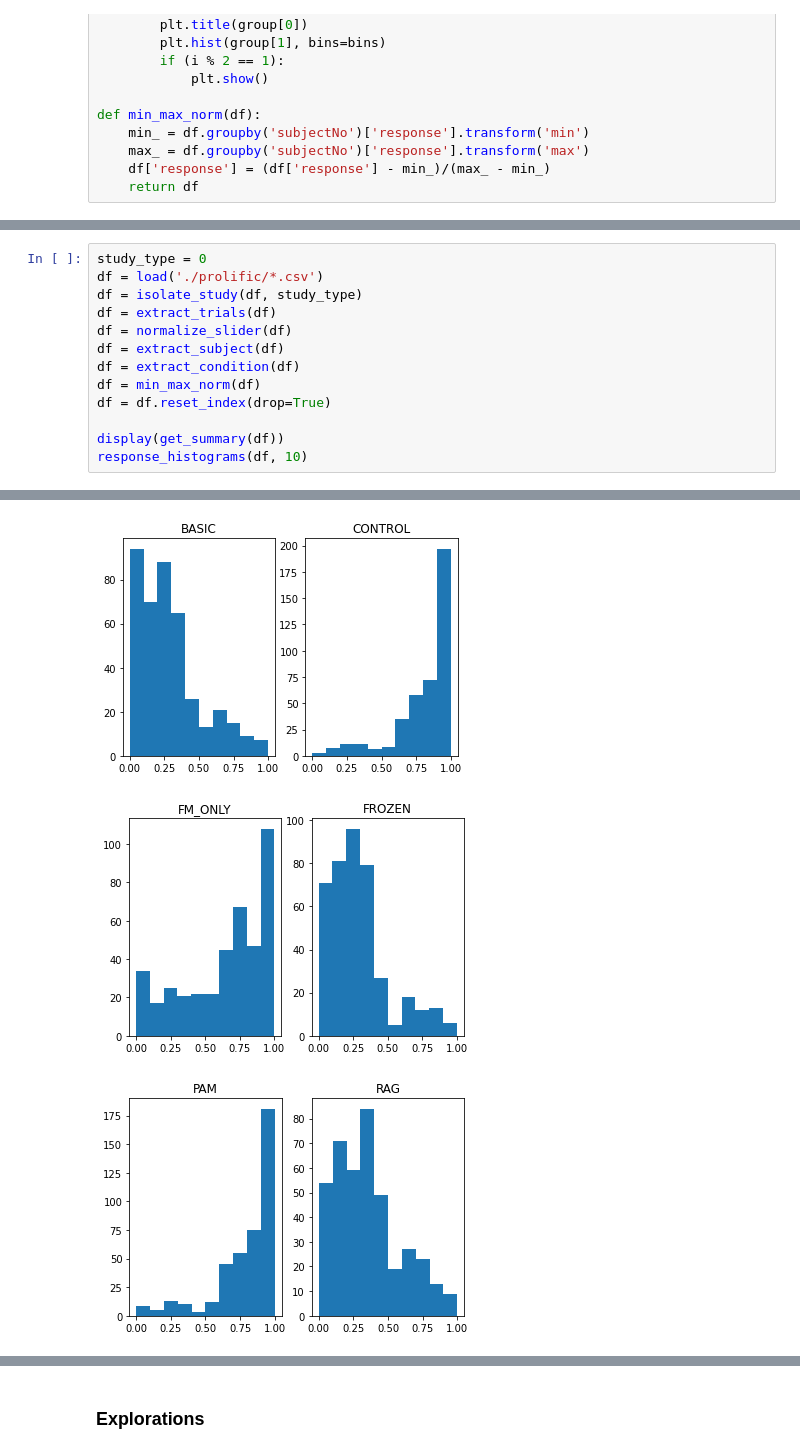
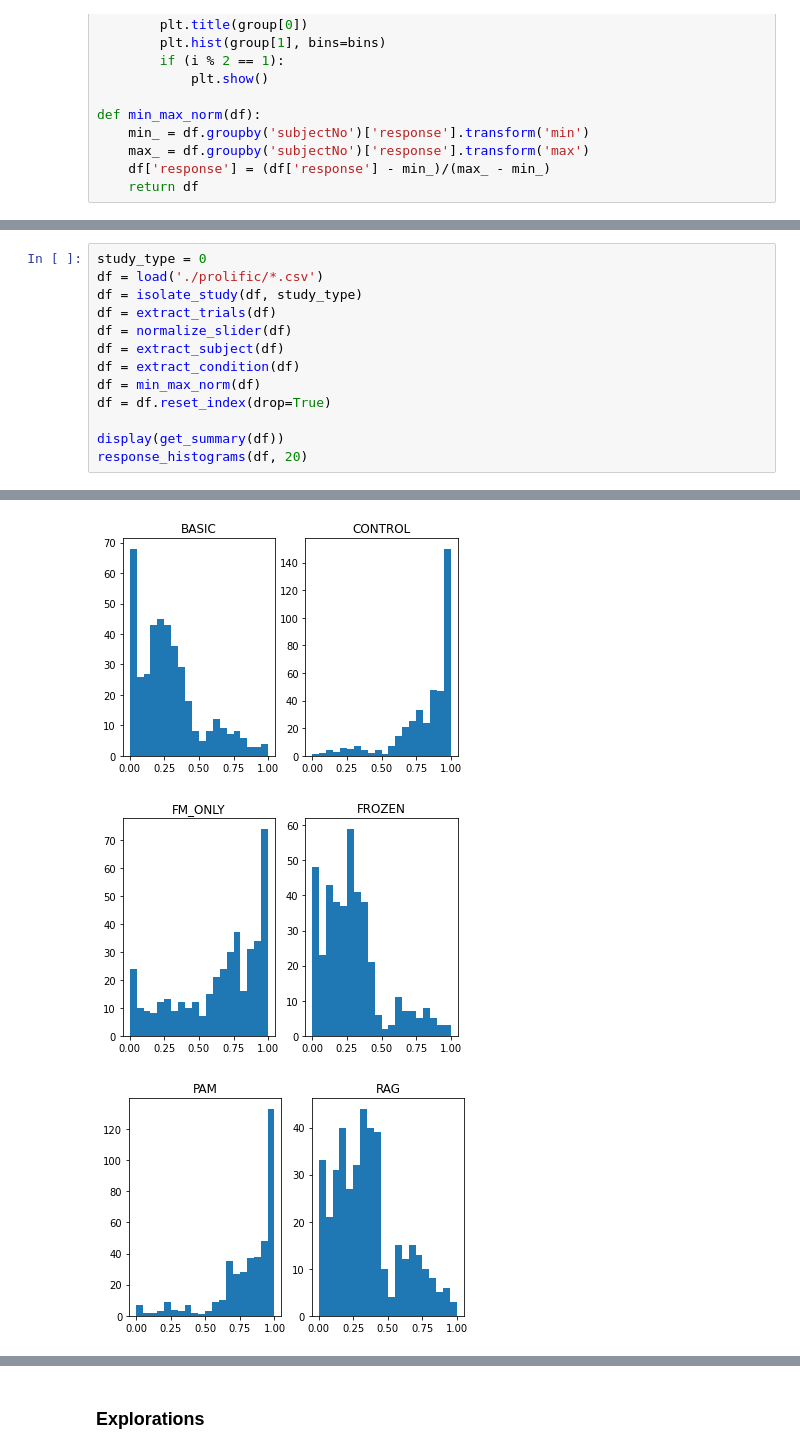
Before and after one commit to maxsolomonhenry/amp_mod, a Jupyter notebook: data/experimental_data_analysis.ipynb, the cells around one changed output, grey strips where cells are left out. Cells and saved outputs as stored; diff of their text form.

```diff
--- a/data/experimental_data_analysis.ipynb
+++ b/data/experimental_data_analysis.ipynb
@@ -110,30 +108,30 @@ Results are min-max normalized per subject.
 # %%
 study_type = 0
 df = load('./prolific/*.csv')
 df = isolate_study(df, study_type)
 df = extract_trials(df)
 df = normalize_slider(df)
 df = extract_subject(df)
 df = extract_condition(df)
 df = min_max_norm(df)
 df = df.reset_index(drop=True)
 
 display(get_summary(df))
-response_histograms(df, 10)
+response_histograms(df, 20)
 # %% [output]
 |  | mean | std |
 | condition |  |  |
 | BASIC | 0.283868 | 0.230920 |
 | CONTROL | 0.823842 | 0.214081 |
 | FM_ONLY | 0.648839 | 0.306427 |
 | FROZEN | 0.290445 | 0.217384 |
 | PAM | 0.800855 | 0.229898 |
 | RAG | 0.351403 | 0.235336 |
 | RAG_RAF | 0.339307 | 0.241908 |
 | SHUFFLE | 0.373763 | 0.239056 |
 | SHUFFLE_RAF | 0.332031 | 0.243205 |
 | SIMPLE | 0.295265 | 0.215382 |
 | SIMPLE_RAF | 0.297074 | 0.226138 |
-[figure, old version]
+[figure, new version]
-[figure, old version]
+[figure, new version]
-[figure, old version]
+[figure, new version]
```
Also changed, not shown: parts of 5 cells of this notebook.
